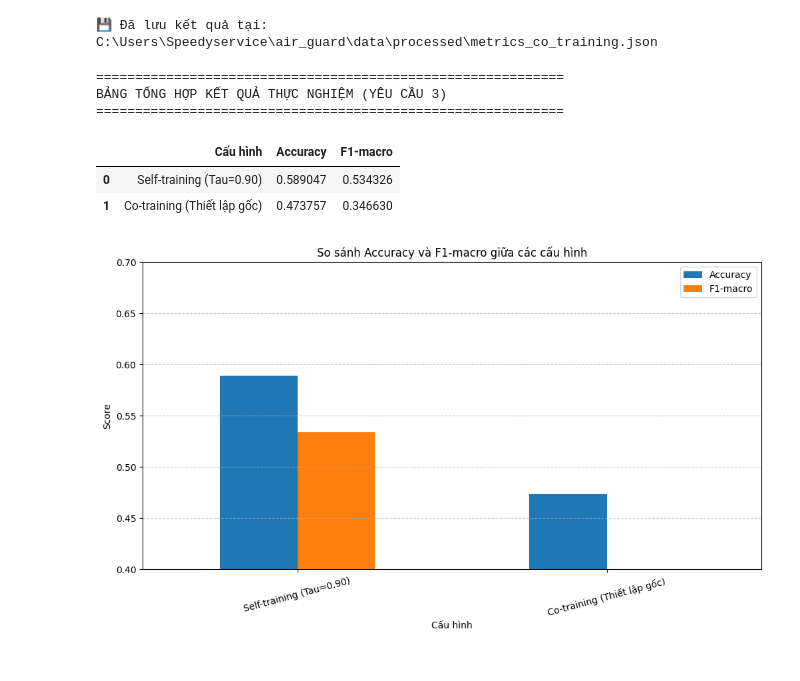
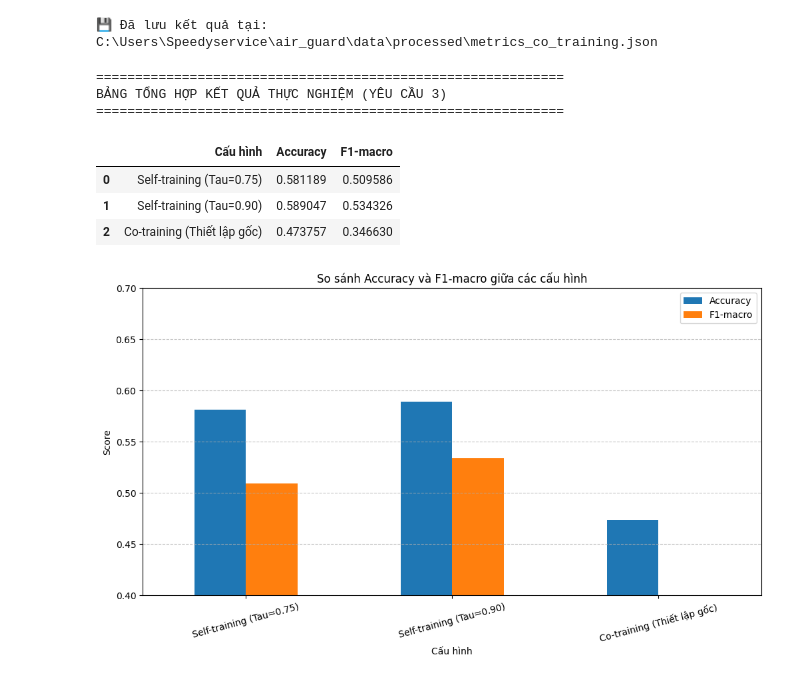
Before and after one commit to dyqiuka/air_guard, a Jupyter notebook: notebooks/semi_co_training.ipynb, the cells around one changed output. Drawn from its saved outputs; the diff is of its cells as text; code cells hidden in the pictures.

```diff
--- a/notebooks/semi_co_training.ipynb
+++ b/notebooks/semi_co_training.ipynb
@@ -193,7 +193,7 @@ import matplotlib.pyplot as plt
 # 1. Danh sách các file kết quả (Đảm bảo bạn đã chạy và lưu các file này)
 configs = {
     "Baseline (5% Labeled)": "metrics.json",
-    "Self-training (Tau=0.75)": "metrics_self_tau_075.json",
+    "Self-training (Tau=0.75)": "metrics_self_tau_0.75.json",
     "Self-training (Tau=0.90)": "metrics_self_tau_0.90.json",
     "Co-training (Thiết lập gốc)": "metrics_co_training.json"
 }
@@ -209,33 +209,34 @@ def load_metrics(label, fname):
             "Accuracy": m.get('accuracy'),
             "F1-macro": m.get('f1_macro', m.get('macro avg', {}).get('f1-score'))
         }
 
 # 2. Tạo bảng so sánh
 table_data = []
 for label, fname in configs.items():
     res = load_metrics(label, fname)
     if res: table_data.append(res)
 
 df_req3 = pd.DataFrame(table_data)
 
 print("="*60)
 print("BẢNG TỔNG HỢP KẾT QUẢ THỰC NGHIỆM (YÊU CẦU 3)")
 print("="*60)
 display(df_req3)
 
 # 3. Vẽ biểu đồ so sánh
 df_req3.set_index('Cấu hình').plot(kind='bar', figsize=(12, 6))
 plt.title("So sánh Accuracy và F1-macro giữa các cấu hình")
 plt.ylabel("Score")
 plt.ylim(0.4, 0.7)
 plt.xticks(rotation=15)
 plt.grid(axis='y', linestyle='--', alpha=0.7)
 plt.show()
 # %% [output]
 ============================================================
 BẢNG TỔNG HỢP KẾT QUẢ THỰC NGHIỆM (YÊU CẦU 3)
 ============================================================
 |  | Cấu hình | Accuracy | F1-macro |
-| 0 | Self-training (Tau=0.90) | 0.589047 | 0.534326 |
-| 1 | Co-training (Thiết lập gốc) | 0.473757 | 0.346630 |
+| 0 | Self-training (Tau=0.75) | 0.581189 | 0.509586 |
+| 1 | Self-training (Tau=0.90) | 0.589047 | 0.534326 |
+| 2 | Co-training (Thiết lập gốc) | 0.473757 | 0.346630 |
-[figure, old version]
+[figure, new version]
```
Also changed, not shown: parts of 1 cell of this notebook, 5 other files.
